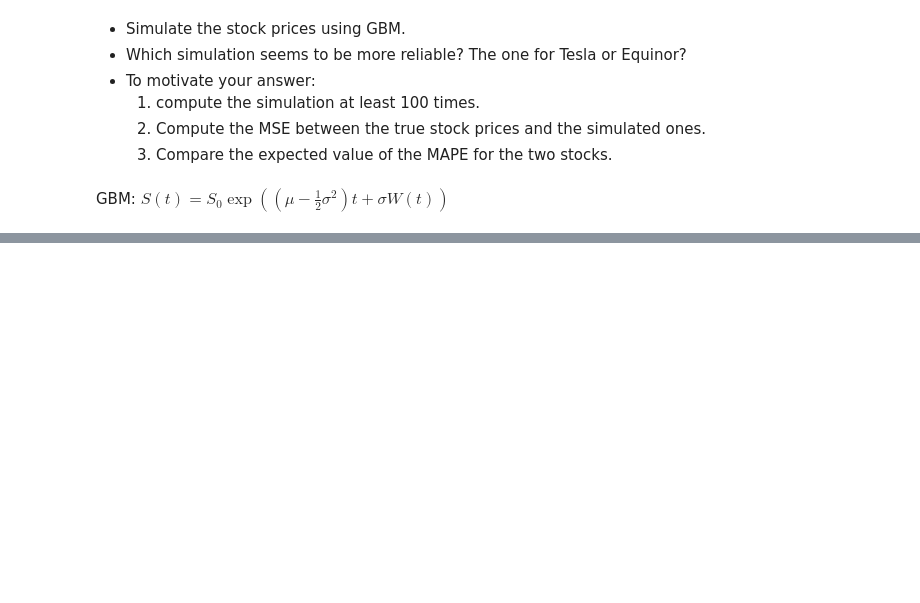
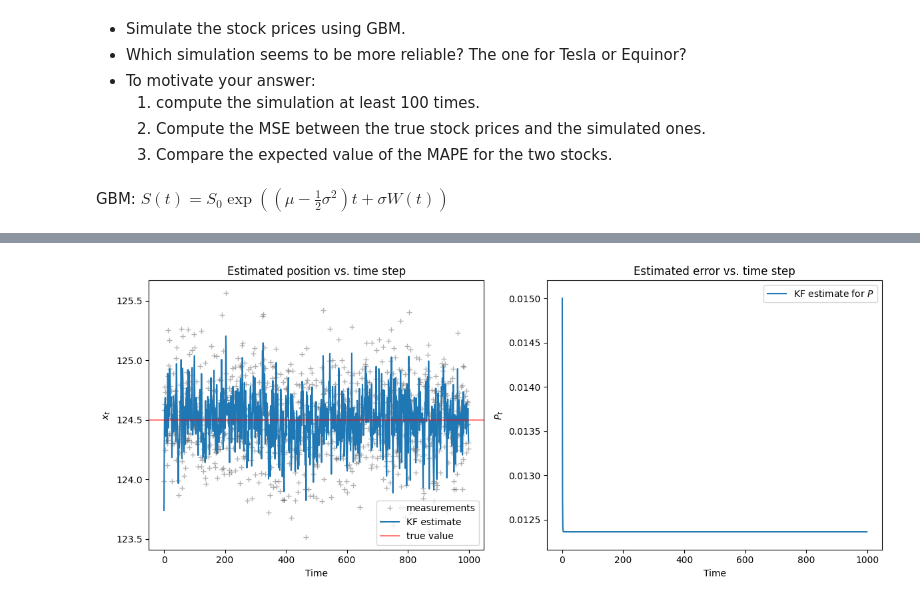
Before and after one commit to Selkief/python-time-series-handbook, a Jupyter notebook: exercises5-8.ipynb, the cells around one changed output, grey strips where cells are left out. Cells and saved outputs as stored; diff of their text form; code cells hidden in the pictures; blank space fills up the shorter version.

```diff
--- a/exercises5-8.ipynb
+++ b/exercises5-8.ipynb
@@ -621,0 +641,65 @@ As the two stocks are in quite different price ranges MAPE might be more represe
+# %%
+#from the lecture: Kalman filter algorithm 1D
+def kalman_1d(x, P, measurement, R_est, Q_est):
+
+    # Prediction
+    x_pred = x
+    P_pred = P + Q_est
+    # Update
+    K = P_pred / (P_pred + R_est)
+    x_est = x_pred + K * (measurement - x_pred)
+    P_est = (1 - K) * P_pred
+
+    return x_est, P_est
+
+#from the lecture: plotting functions
+def plot_1d_comparison(measurements_made, estimate, true_value, axis):
+    axis.plot(measurements_made,'k+',label='measurements',alpha=0.3)
+    axis.plot(estimate,'-',label='KF estimate')
+    if not isinstance(true_value, (list, tuple, np.ndarray)):
+        # plot line for a constant value
+        axis.axhline(true_value,color='r',label='true value', alpha=0.5)
+    else:
+        # for a list, tuple or array, plot the points
+        axis.plot(true_value,color='r',label='true value', alpha=0.5)
+    axis.legend(loc = 'lower right')
+    axis.set_title('Estimated position vs. time step')
+    axis.set_xlabel('Time')
+    axis.set_ylabel('$x_t$')
+
+def plot_1d_error(estimated_error, lower_limit, upper_limit, axis):
+    # lower_limit and upper_limit are the lower and upper limits of the vertical axis
+    axis.plot(estimated_error, label='KF estimate for $P$')
+    axis.legend(loc = 'upper right')
+    axis.set_title('Estimated error vs. time step')
+    axis.set_xlabel('Time')
+    axis.set_ylabel('$P_t$')
+    plt.setp(axis,'ylim',[lower_limit, upper_limit])
+
+#example 1 generated data
+mu = 124.5 # Actual position
+R = 0.1    # Actual standard deviation of actual measurements (R)
+n_measurements = 1000
+Z = np.random.normal(mu, np.sqrt(R), size=n_measurements)
+
+# Estimated covariances, such that Q_est > R_est
+Q_est = 2.002e-2
+R_est = 2e-2
+# initial guesses
+x = 123 # Use an integer
+P = 0.04 # error covariance P
+
+KF_estimate=[]
+KF_error=[]
+for z in Z:
+    x, P = kalman_1d(x, P, z, R_est, Q_est)
+    KF_estimate.append(x)
+    KF_error.append(P)
+
+#plot the results
+fig, axes = plt.subplots(1,2, figsize=(12, 5))
+plot_1d_comparison(Z, KF_estimate, mu, axes[0])
+plot_1d_error(KF_error, np.min(KF_error)-0.0002, np.max(KF_error)+0.0002,axes[1] )
+plt.tight_layout()
+# %% [output]
+[figure, added]
```
Also changed, not shown: parts of 63 cells of this notebook, 3 other files.
